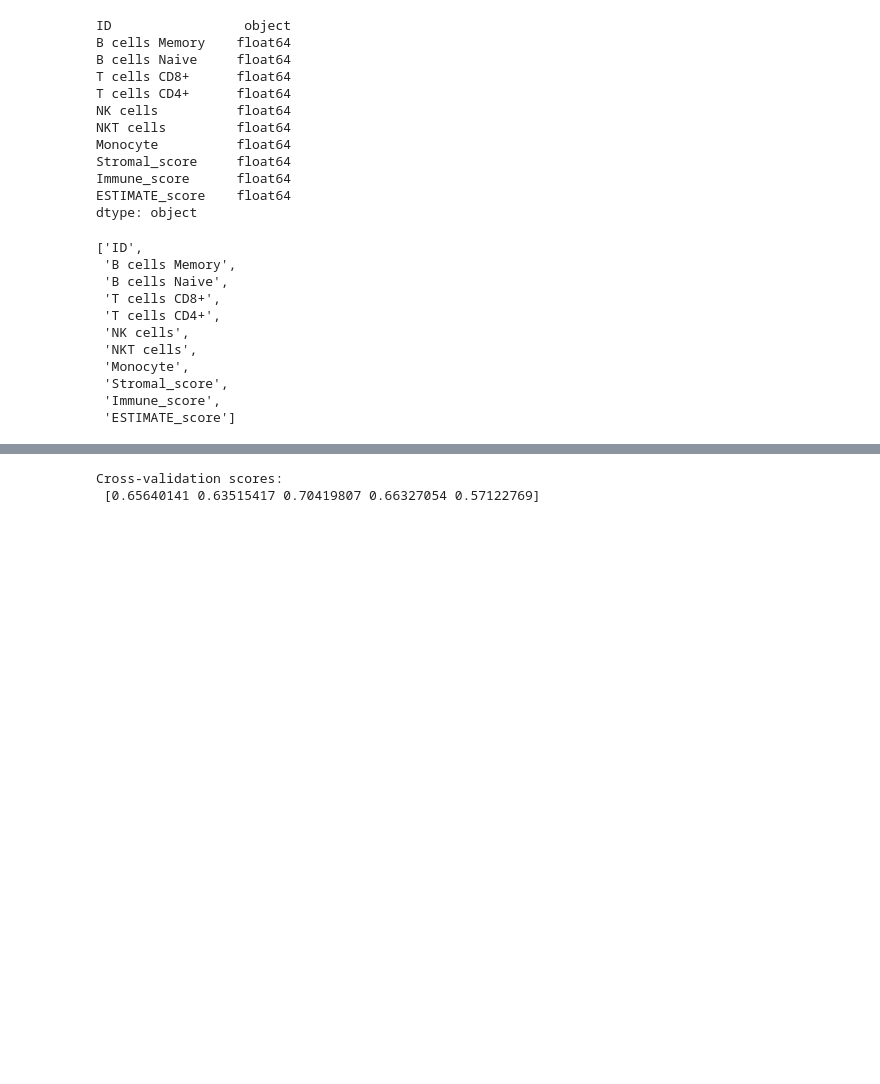
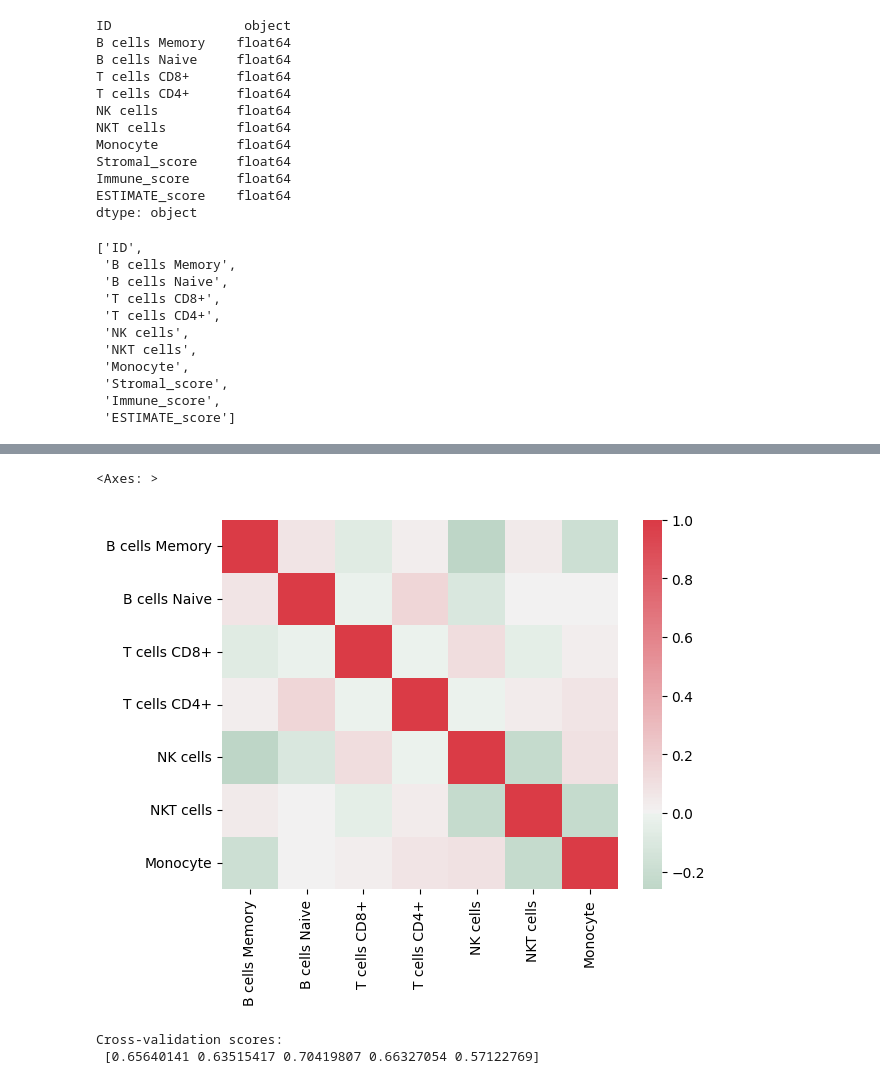
Before and after one commit to ygrepo/compbio_project, a Jupyter notebook: code/ImmuneScore.ipynb, the cells around one changed output, grey strips where cells are left out. Saved outputs shown, nothing was run; the diff lists cells and outputs as text; code cells hidden in the pictures; blank space fills up the shorter version.

```diff
--- a/code/ImmuneScore.ipynb
+++ b/code/ImmuneScore.ipynb
@@ -57,0 +71,4 @@ labels = scores["Immune_score"]
+# %%
+# calculate the correlation matrix
+corr = data.corr()
+corr
@@ -58,3 +84,23 @@ labels = scores["Immune_score"]
+# %%
+# plot the heatmap
+# Colors
+cmap = sns.diverging_palette(500, 10, as_cmap=True)
+
+# uncomment this if you want only the lower triangle matrix
+# ans=sns.heatmap(corr, mask=mask,  linewidths=1, cmap=cmap, center=0)
+
+
+sns.heatmap(corr,
+        xticklabels=corr.columns,
+        yticklabels=corr.columns,
+           cmap= cmap,
+           center=0)
+# #save image
+# figure = ans.get_figure()
+# figure.savefig('correlations.png', dpi=800)
+# %% [output]
+<Axes: >
+[figure, added]
 # %%
 # Split the data into training and test sets
 X_train, X_test, y_train, y_test = train_test_split(data, labels, test_size=0.25, random_state=42)
```
Also changed, not shown: parts of 30 cells of this notebook, 4 other files.
